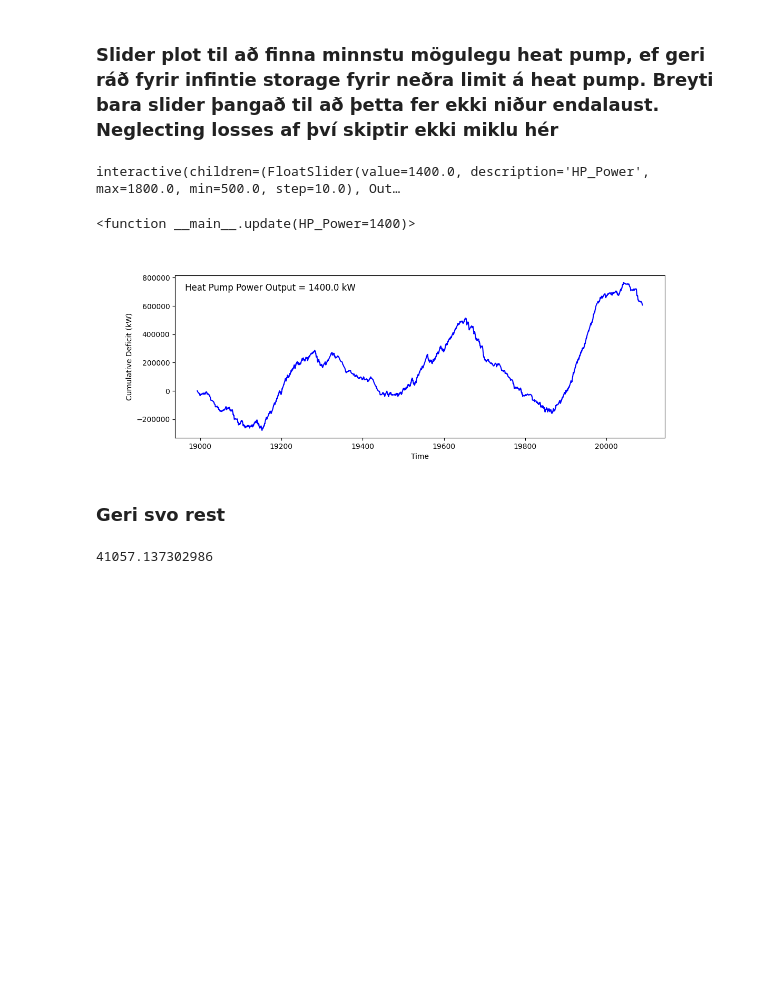
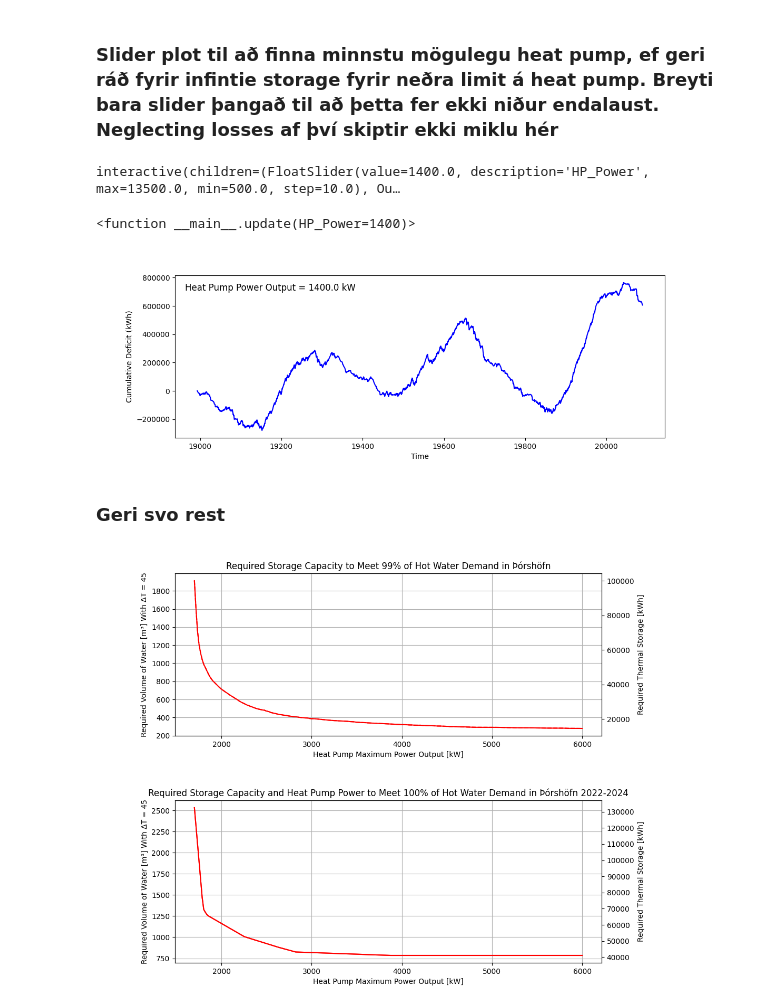
Before and after one commit to arnargylfi/Meistaraverkefni, a Jupyter notebook: Python/Main.ipynb, the cells around one changed output. Saved outputs shown, nothing was run; the diff lists cells and outputs as text; code cells hidden in the pictures; blank space fills up the shorter version.

```diff
--- a/Python/Main.ipynb
+++ b/Python/Main.ipynb
@@ -815,7 +806,7 @@ COP = 3
 fig, ax = plt.subplots(figsize=(12, 4))
 line, = ax.plot([], [], label='Cumulative Deficit', color='blue')
 ax.set_xlabel('Time')
-ax.set_ylabel('Cumulative Deficit (kW)')
+ax.set_ylabel('Cumulative Deficit (kWh)')
 text_handle = ax.text(0.02, 0.95, '', transform=ax.transAxes, fontsize=12, verticalalignment='top')
 def update(HP_Power=1400):
     wind_power_kW = Power_MW * 1000
@@ -827,9 +818,9 @@ def update(HP_Power=1400):
     ax.autoscale_view()
     fig.canvas.draw_idle()
 
-interact(update, HP_Power=FloatSlider(min=500, max=1800, step=10, value=1400))
+interact(update, HP_Power=FloatSlider(min=500, max=COP*4500, step=10, value=1400))
 # %% [output]
-interactive(children=(FloatSlider(value=1400.0, description='HP_Power', max=1800.0, min=500.0, step=10.0), Out…
+interactive(children=(FloatSlider(value=1400.0, description='HP_Power', max=13500.0, min=500.0, step=10.0), Ou…
 <function __main__.update(HP_Power=1400)>
 [figure]
 # %% [markdown]
@@ -837,32 +828,80 @@ interactive(children=(FloatSlider(value=1400.0, description='HP_Power', max=1800
 # %%
 def tank_size_for_heat_pump(HP_Power, COP, power_in, hourly_loss=0.084/100,percent_covered=99):
     """
     Calculate the required tank size to meet hot water demand with a heat pump.
 
     Parameters:
     - HP_Power: Maximum output power of the heat pump (kW).
     - COP: Coefficient of Performance of the heat pump.
     - power_in: Wind input power to the heat pump (kW).
     - hourly_loss: Hourly energy loss from the tank (default is 0.084%).
 
     Returns:
     - energy_deficit: Energy deficit over time.
     - max_storage_needed: Peak energy shortfall that determines minimum required tank size.
     """
     thermal_output = heat_pump_thermal_output(HP_Power, COP, power_in)
-    powergen_minus_usage = thermal_output - y_thor_pred
-    energy_deficit = simulate_tank_with_losses(powergen_minus_usage, hourly_loss)
-
+    energy_deficit = min_th_storage_capacity(thermal_output,y_thor_pred, hourly_loss)
     return np.percentile(energy_deficit,percent_covered)
 
 
-n_points = 100
-HP_power = 1400:
-HP_Power = 4500
+n_points = 250
+HP_power = np.linspace(1700, 6000, n_points)  # Range of heat pump powers to test
 COP = 3
 power_in = Power_MW * 1000  # Convert MW to kW for the input power
 hourly_loss=0.084/100
-percent_covered=100
-tank_size_for_heat_pump(HP_Power, COP, power_in, hourly_loss,percent_covered)
+percent_covered=99
+
+tank_sizeskWh99 = np.zeros_like(HP_power)
+tank_sizesm399 = np.zeros_like(HP_power)
+
+tank_sizeskWh100 = np.zeros_like(HP_power)
+tank_sizesm3100 = np.zeros_like(HP_power)
+
+for i in range(len(HP_power)):
+    tank_sizeskWh99[i] = tank_size_for_heat_pump(HP_power[i], COP, power_in, hourly_loss,percent_covered)
+    tank_sizesm399[i] = kWh_to_m3(tank_size_for_heat_pump(HP_power[i], COP, power_in, hourly_loss,percent_covered),45)
+    tank_sizeskWh100[i] = tank_size_for_heat_pump(HP_power[i], COP, power_in, hourly_loss,100)
+    tank_sizesm3100[i] = kWh_to_m3(tank_size_for_heat_pump(HP_power[i], COP, power_in, hourly_loss,100),45)
+
+fig, ax1 = plt.subplots(figsize=(12, 4))
+
+# Plot m³ on left y-axis
+ax1.plot(HP_power, tank_sizesm399, color='red', label='Tank Size [m³]')
+ax1.set_ylabel('Required Volume of Water [m³] With ΔT = 45')
+ax1.tick_params(axis='y')
+
+# Add right y-axis for kWh
+ax2 = ax1.twinx()
+ax2.plot(HP_power, tank_sizeskWh99, color='red', linestyle='--', label='Tank Size [kWh] ()')
+ax2.set_ylabel('Required Thermal Storage [kWh]')
+ax2.tick_params(axis='y')
+
+# Common X-axis label and title
+ax1.set_xlabel('Heat Pump Maximum Power Output [kW]')
+ax1.set_title(f'Required Storage Capacity to Meet 99% of Hot Water Demand in Þórshöfn')
+ax1.grid(True)
+fig.subplots_adjust(right=0.8)  # increase right hand margin
+plt.show()
+fig, ax1 = plt.subplots(figsize=(12, 4))
+# Plot m³ on left y-axis
+ax1.plot(HP_power, tank_sizesm3100, color='red', label='Tank Size [m³]')
+ax1.set_ylabel('Required Volume of Water [m³] With ΔT = 45')
+ax1.tick_params(axis='y')
+
+# Add right y-axis for kWh
+ax2 = ax1.twinx()
+ax2.plot(HP_power, tank_sizeskWh100, color='red', label='Tank Size [kWh] ()')
+ax2.set_ylabel('Required Thermal Storage [kWh]')
+ax2.tick_params(axis='y')
+ax2.yaxis.set_major_locator(ticker.MultipleLocator(10000))
+
+# Common X-axis label and title
+ax1.set_xlabel('Heat Pump Maximum Power Output [kW]')
+ax1.set_title(f'Required Storage Capacity and Heat Pump Power to Meet 100% of Hot Water Demand in Þórshöfn 2022-2024')
+ax1.grid(True)
+fig.subplots_adjust(right=0.8)  # increase right hand margin
+plt.show()
 # %% [output]
-41057.137302986
+[figure, added]
+[figure, added]
```
Also changed, not shown: parts of 8 cells of this notebook.
